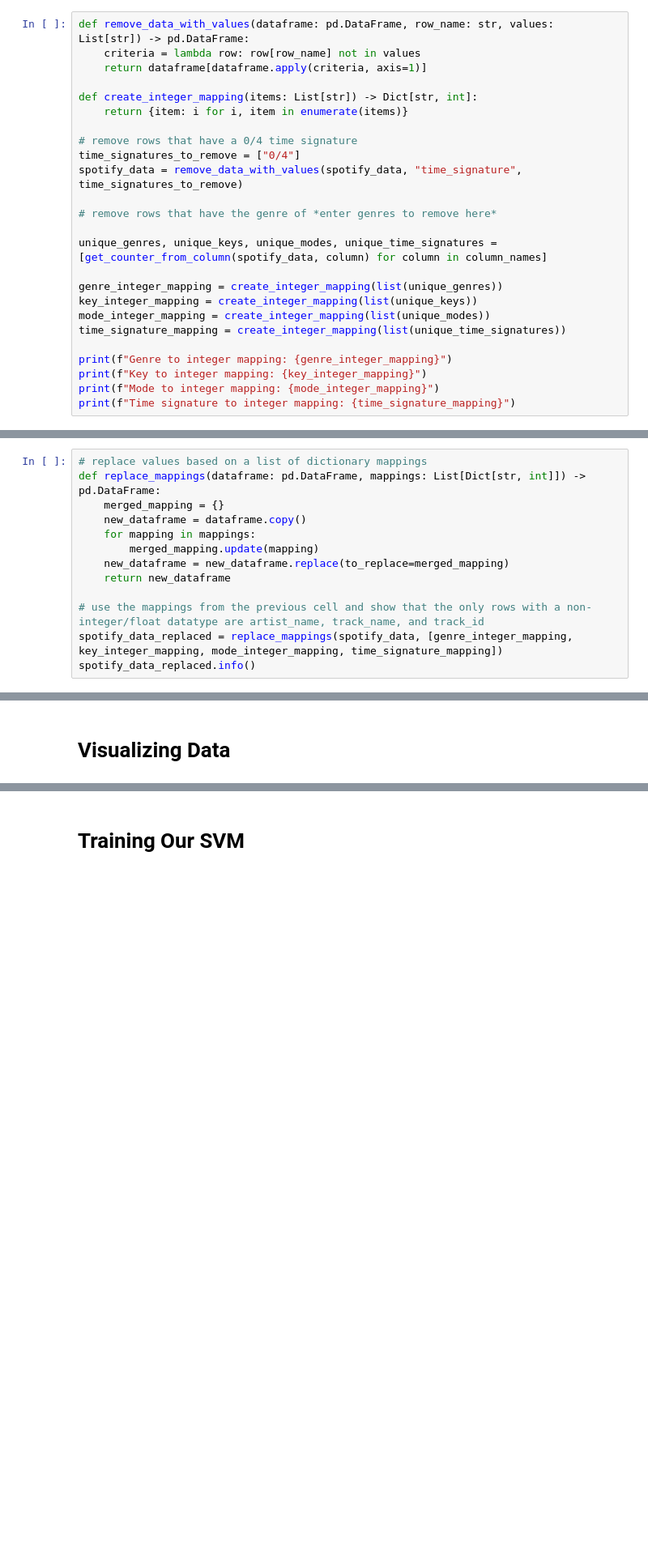
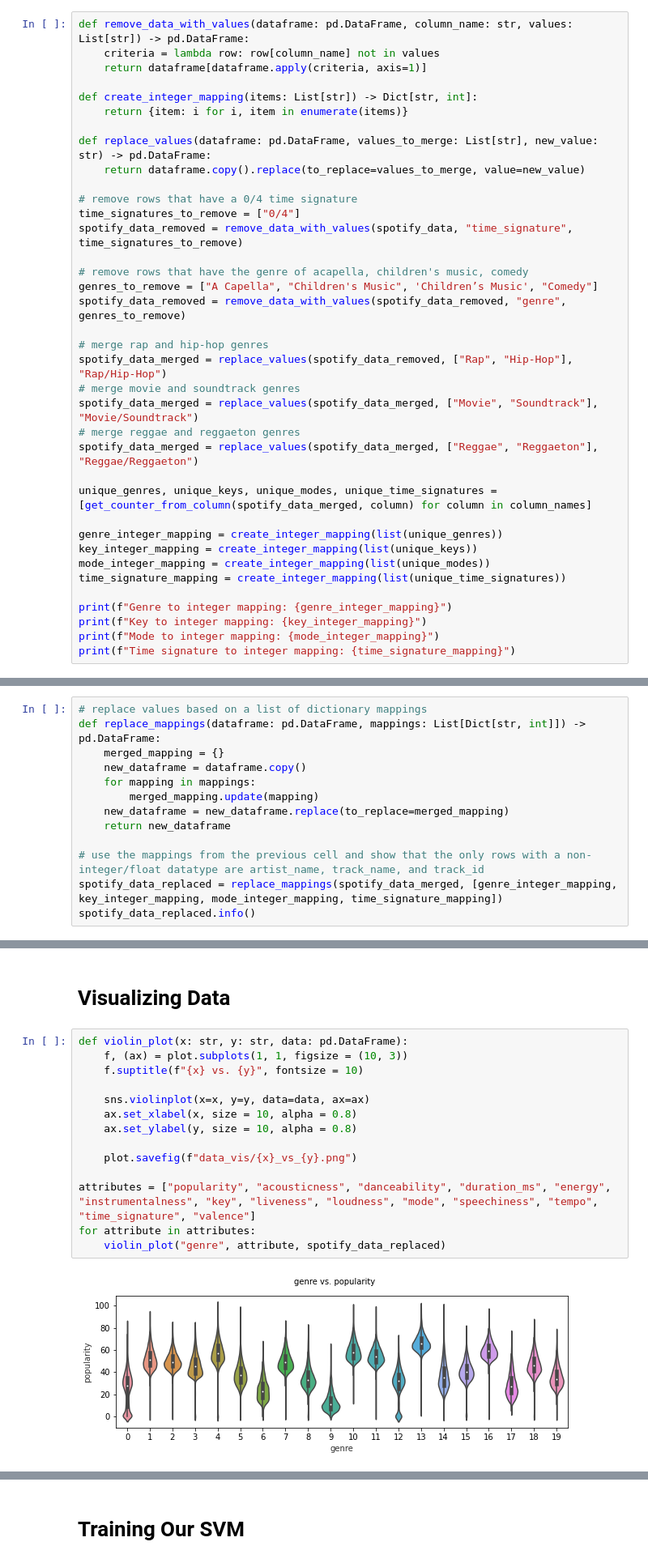
Before and after one commit to bobertoyin/ds4400-project, a Jupyter notebook: report.ipynb, the cells around one changed output, grey strips where cells are left out. Shown at 81% size. Saved outputs shown, nothing was run; the diff lists cells and outputs as text; blank space fills up the shorter version.

Commit message:
adding data visualization

```diff
--- a/report.ipynb
+++ b/report.ipynb
@@ -44,18 +61,30 @@ Unique values for time_signature: {'4/4': 200760, '5/4': 5238, '3/4': 24111, '1/
 # %%
-def remove_data_with_values(dataframe: pd.DataFrame, row_name: str, values: List[str]) -> pd.DataFrame:
-    criteria = lambda row: row[row_name] not in values
+def remove_data_with_values(dataframe: pd.DataFrame, column_name: str, values: List[str]) -> pd.DataFrame:
+    criteria = lambda row: row[column_name] not in values
     return dataframe[dataframe.apply(criteria, axis=1)]
 
 def create_integer_mapping(items: List[str]) -> Dict[str, int]:
     return {item: i for i, item in enumerate(items)}
 
+def replace_values(dataframe: pd.DataFrame, values_to_merge: List[str], new_value: str) -> pd.DataFrame:
+    return dataframe.copy().replace(to_replace=values_to_merge, value=new_value)
+
 # remove rows that have a 0/4 time signature
 time_signatures_to_remove = ["0/4"]
-spotify_data = remove_data_with_values(spotify_data, "time_signature", time_signatures_to_remove)
+spotify_data_removed = remove_data_with_values(spotify_data, "time_signature", time_signatures_to_remove)
 
-# remove rows that have the genre of *enter genres to remove here*
+# remove rows that have the genre of acapella, children's music, comedy
+genres_to_remove = ["A Capella", "Children's Music", 'Children’s Music', "Comedy"]
+spotify_data_removed = remove_data_with_values(spotify_data_removed, "genre", genres_to_remove)
 
-unique_genres, unique_keys, unique_modes, unique_time_signatures = [get_counter_from_column(spotify_data, column) for column in column_names]
+# merge rap and hip-hop genres
+spotify_data_merged = replace_values(spotify_data_removed, ["Rap", "Hip-Hop"], "Rap/Hip-Hop")
+# merge movie and soundtrack genres
+spotify_data_merged = replace_values(spotify_data_merged, ["Movie", "Soundtrack"], "Movie/Soundtrack")
+# merge reggae and reggaeton genres
+spotify_data_merged = replace_values(spotify_data_merged, ["Reggae", "Reggaeton"], "Reggae/Reggaeton")
+
+unique_genres, unique_keys, unique_modes, unique_time_signatures = [get_counter_from_column(spotify_data_merged, column) for column in column_names]
 
 genre_integer_mapping = create_integer_mapping(list(unique_genres))
 key_integer_mapping = create_integer_mapping(list(unique_keys))
@@ -86,7 +111,7 @@ def replace_mappings(dataframe: pd.DataFrame, mappings: List[Dict[str, int]]) ->
     return new_dataframe
 
 # use the mappings from the previous cell and show that the only rows with a non-integer/float datatype are artist_name, track_name, and track_id
-spotify_data_replaced = replace_mappings(spotify_data, [genre_integer_mapping, key_integer_mapping, mode_integer_mapping, time_signature_mapping])
+spotify_data_replaced = replace_mappings(spotify_data_merged, [genre_integer_mapping, key_integer_mapping, mode_integer_mapping, time_signature_mapping])
 spotify_data_replaced.info()
 # %% [output]
 <class 'pandas.core.frame.DataFrame'>
@@ -152,2 +177,18 @@ print_random_rows(X, random_samples)
 # %% [markdown]
 # Visualizing Data
+# %%
+def violin_plot(x: str, y: str, data: pd.DataFrame):
+    f, (ax) = plot.subplots(1, 1, figsize = (10, 3))
+    f.suptitle(f"{x} vs. {y}", fontsize = 10)
+
+    sns.violinplot(x=x, y=y, data=data, ax=ax)
+    ax.set_xlabel(x, size = 10, alpha = 0.8)
+    ax.set_ylabel(y, size = 10, alpha = 0.8)
+
+    plot.savefig(f"data_vis/{x}_vs_{y}.png")
+
+attributes = ["popularity", "acousticness", "danceability", "duration_ms", "energy", "instrumentalness", "key", "liveness", "loudness", "mode", "speechiness", "tempo", "time_signature", "valence"]
+for attribute in attributes:
+    violin_plot("genre", attribute, spotify_data_replaced)
+# %% [output]
+[figure, added]
```
Also changed, not shown: parts of 12 cells of this notebook, 15 other files.
